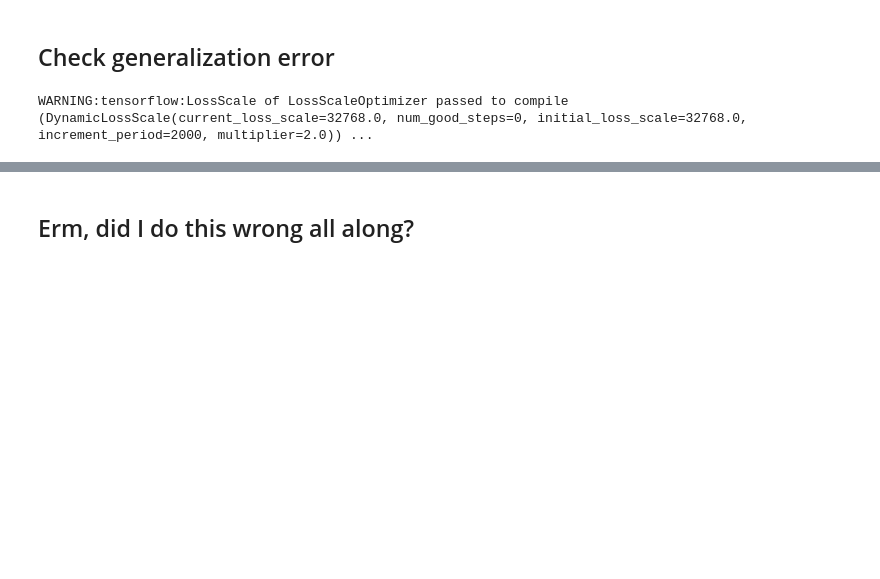
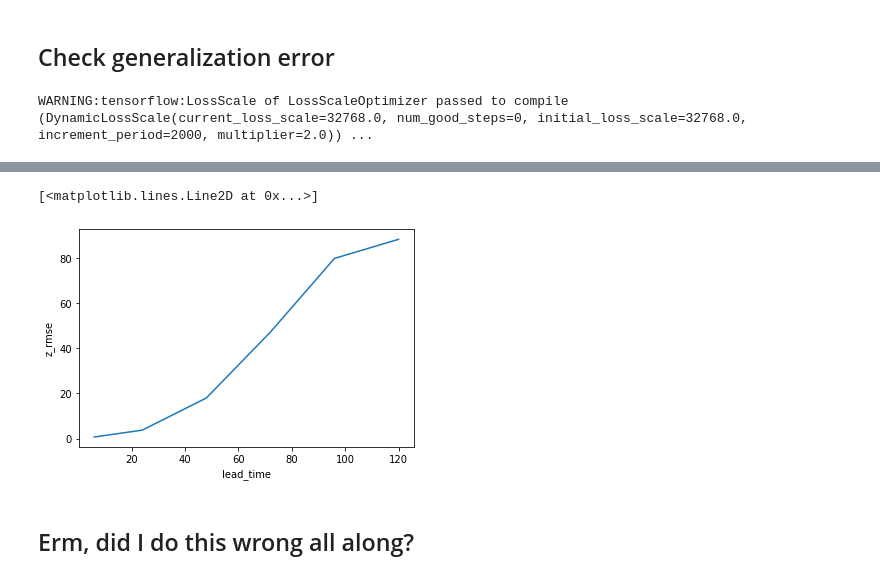
Before and after one commit to sagar-garg/WeatherBench, a Jupyter notebook: devlog/21-multi-cont-time-dg.ipynb, the cells around one changed output, grey strips where cells are left out. Cells and saved outputs as stored; diff of their text form; code cells hidden in the pictures; blank space fills up the shorter version.

```diff
--- a/devlog/21-multi-cont-time-dg.ipynb
+++ b/devlog/21-multi-cont-time-dg.ipynb
@@ -21,0 +31,4 @@ args = load_args('../nn_configs/B/63-resnet_d3_best.yml')
+# %%
+model = keras.models.load_model(
+    '/home/rasp/data/myWeatherBench/predictions/saved_models//81.1-resnet_d3_dr_0.1.h5',
+                                custom_objects={'PeriodicConv2D': PeriodicConv2D, 'lat_mse': tf.keras.losses.mse})
@@ -332,9 +336,12 @@ std = xr.open_dataarray(f"{args['model_save_dir']}/{args['exp_id']}_std.nc")
 args['ext_mean'] = mean
 args['ext_std'] = std
 # %%
-args['train_years'] = ['2014', '2015']
+args['train_years'] = ['2014', '2014']
 # %%
 dg_train, dg_valid, dg_test = load_data(**args)
+# %%
+dg_train.shuffle = False
+dg_train.on_epoch_end()
 # %%
 lead_time = np.concatenate([np.arange(2, 6, 2), np.arange(6, 24, 6), np.arange(24, 120, 12), np.arange(120, 336+1, 24)])
 # %%
@@ -378,3 +372,8 @@ Data variables:
+# %%
+(scores_valid - scores_train).z_rmse.plot()
+# %% [output]
+[<matplotlib.lines.Line2D at 0x...>]
+[figure, added]
 # %% [markdown]
 ## Erm, did I do this wrong all along?
 # %%
```
Also changed, not shown: parts of 95 cells of this notebook, 17 other files.
